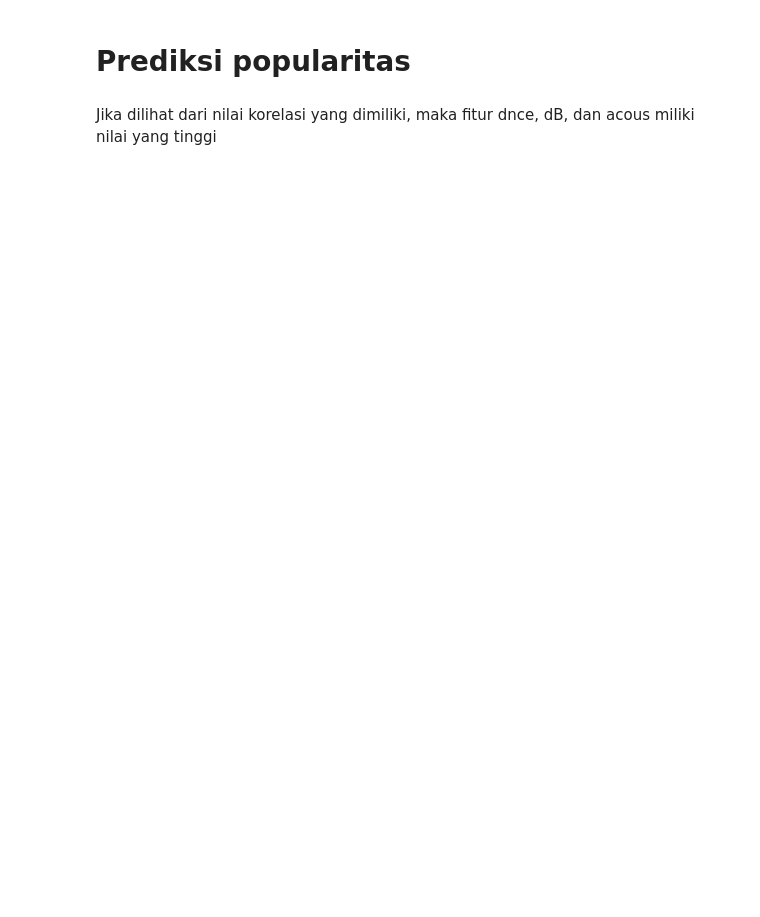
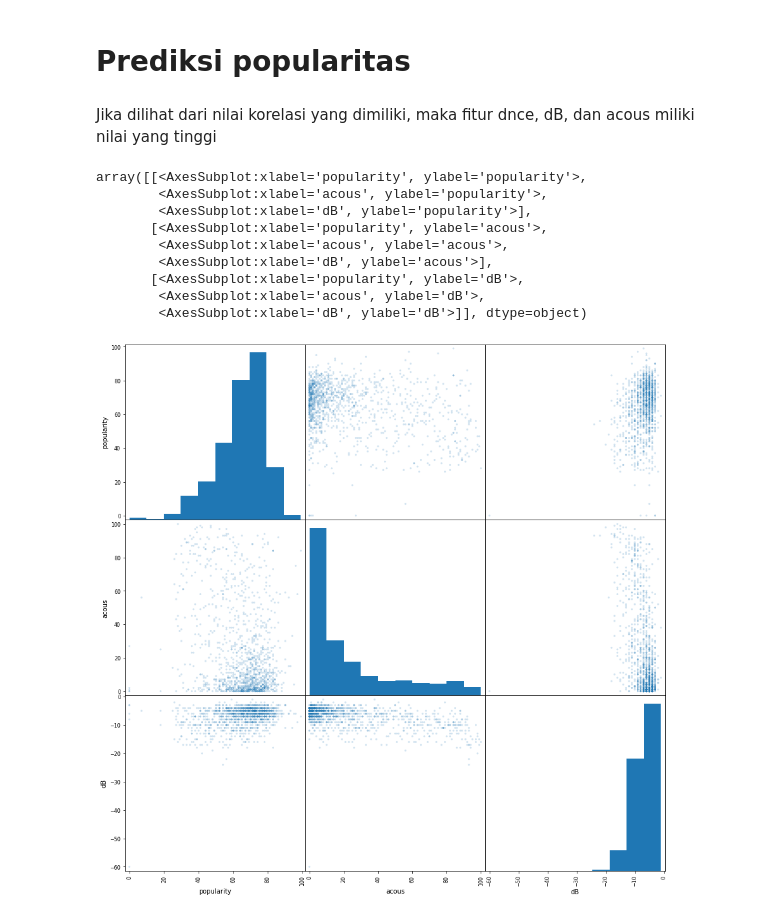
Before and after one commit to arkha98/tugas_akhir_spotify, a Jupyter notebook: tugas_akhir.ipynb, the cells around one changed output. Drawn from its saved outputs; the diff is of its cells as text; code cells hidden in the pictures; blank space fills up the shorter version.

```diff
--- a/tugas_akhir.ipynb
+++ b/tugas_akhir.ipynb
@@ -588,3 +633,18 @@ F1 Score: 1.000
 # Prediksi popularitas
 # %% [markdown]
 Jika dilihat dari nilai korelasi yang dimiliki, maka fitur dnce, dB, dan acous miliki nilai yang tinggi
+# %%
+attribute_spotify_popularity = ['popularity','acous','dB']
+df_popularity = df_all.loc[:,attribute_spotify_popularity]
+pd.plotting.scatter_matrix(df_popularity, alpha=0.2, figsize=(15,15))
+# %% [output]
+array([[<AxesSubplot:xlabel='popularity', ylabel='popularity'>,
+        <AxesSubplot:xlabel='acous', ylabel='popularity'>,
+        <AxesSubplot:xlabel='dB', ylabel='popularity'>],
+       [<AxesSubplot:xlabel='popularity', ylabel='acous'>,
+        <AxesSubplot:xlabel='acous', ylabel='acous'>,
+        <AxesSubplot:xlabel='dB', ylabel='acous'>],
+       [<AxesSubplot:xlabel='popularity', ylabel='dB'>,
+        <AxesSubplot:xlabel='acous', ylabel='dB'>,
+        <AxesSubplot:xlabel='dB', ylabel='dB'>]], dtype=object)
+[figure, added]
```
Also changed, not shown: parts of 23 cells of this notebook, 1 other file.
